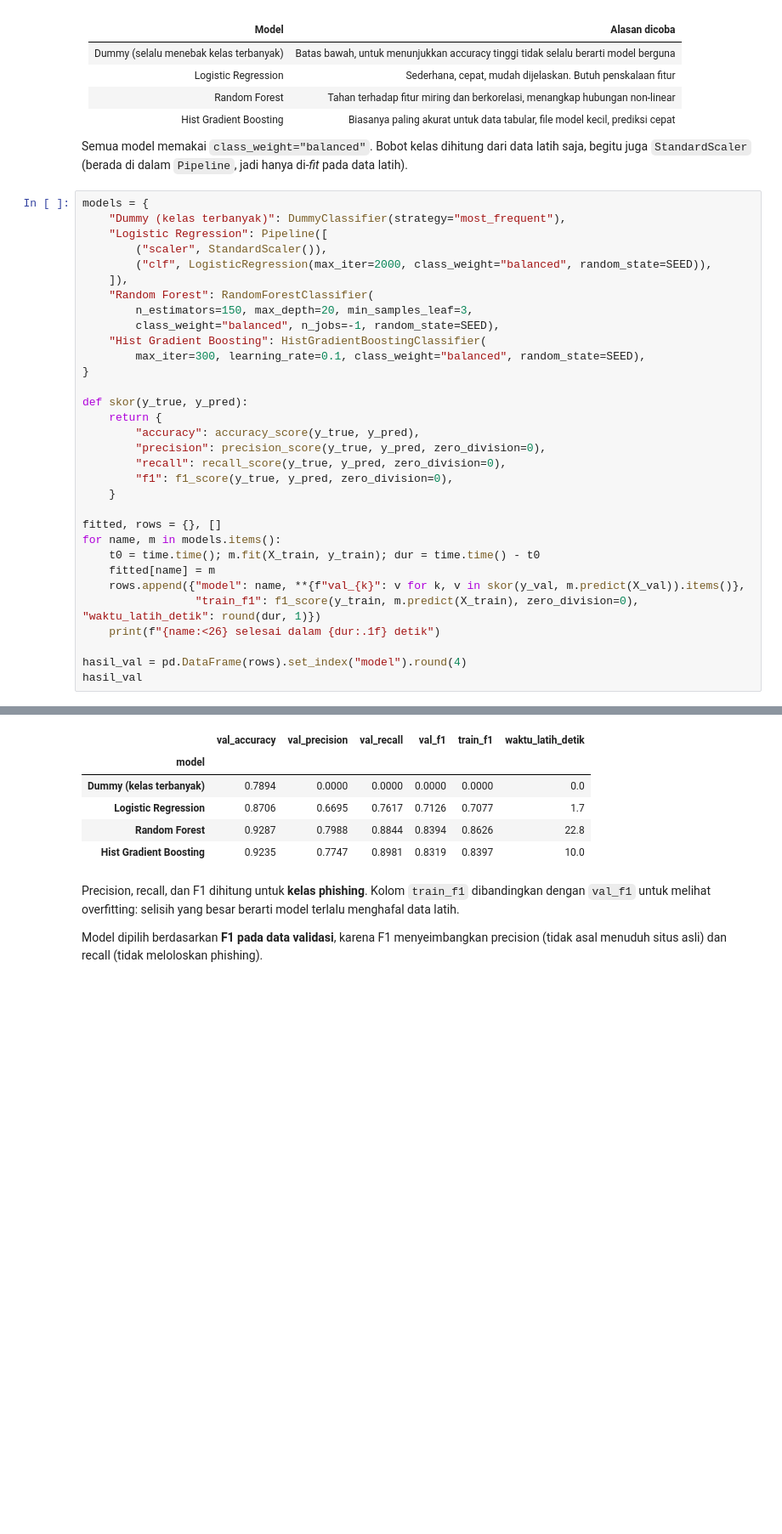
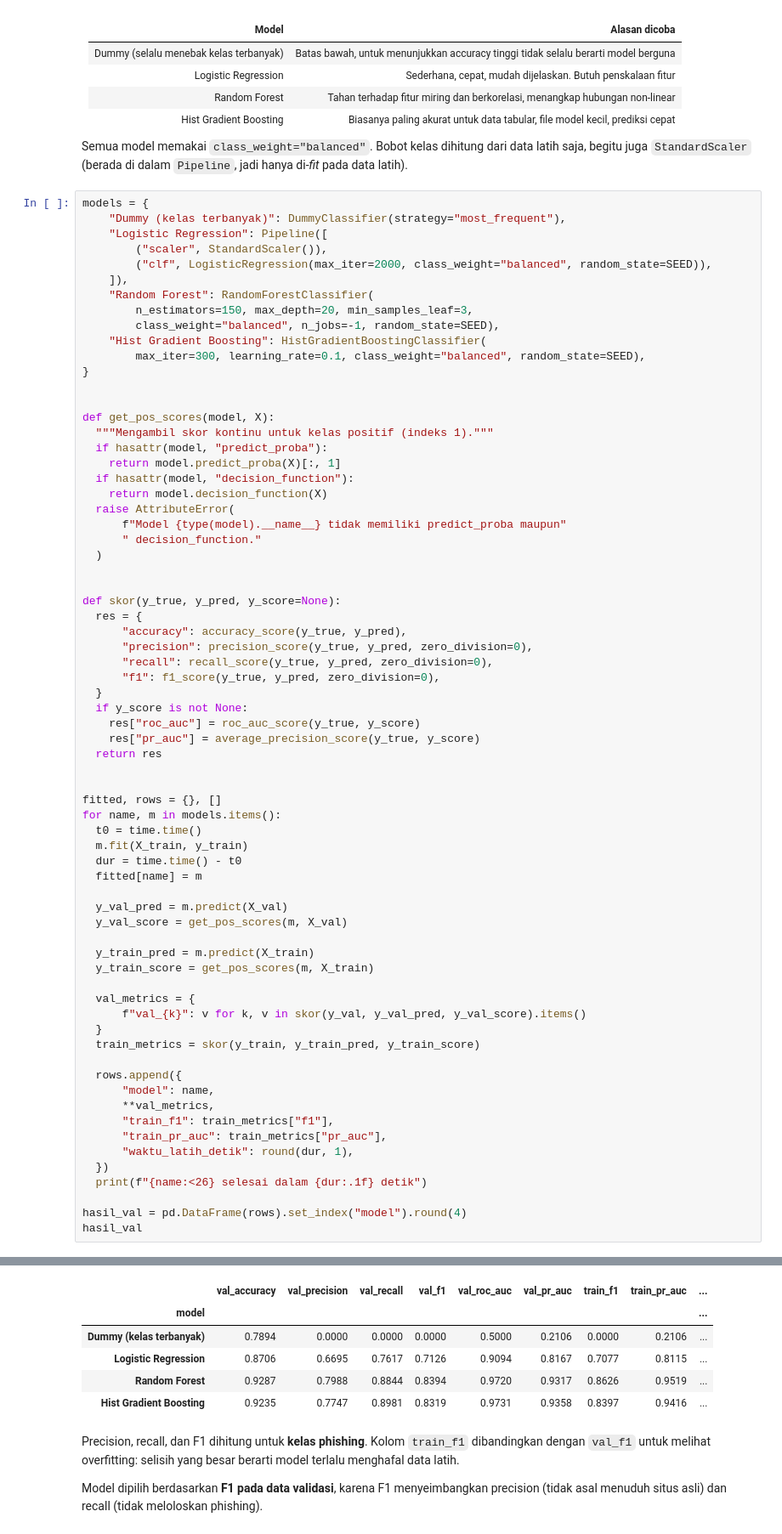
Before and after one commit to Jovanic-Manuelo/URL-phising-detection, a Jupyter notebook: UAS_KeamananData_Kelompok4_Phishing_URL.ipynb, the cells around one changed output, grey strips where cells are left out. Shown at 85% size. Drawn from its saved outputs; the diff is of its cells as text; blank space fills up the shorter version.

Commit message:
pilih model berdasarkan PR-AUC

```diff
--- a/UAS_KeamananData_Kelompok4_Phishing_URL.ipynb
+++ b/UAS_KeamananData_Kelompok4_Phishing_URL.ipynb
@@ -436,21 +437,58 @@ models = {
         max_iter=300, learning_rate=0.1, class_weight="balanced", random_state=SEED),
 }
 
-def skor(y_true, y_pred):
-    return {
-        "accuracy": accuracy_score(y_true, y_pred),
-        "precision": precision_score(y_true, y_pred, zero_division=0),
-        "recall": recall_score(y_true, y_pred, zero_division=0),
-        "f1": f1_score(y_true, y_pred, zero_division=0),
-    }
+
+def get_pos_scores(model, X):
+  """Mengambil skor kontinu untuk kelas positif (indeks 1)."""
+  if hasattr(model, "predict_proba"):
+    return model.predict_proba(X)[:, 1]
+  if hasattr(model, "decision_function"):
+    return model.decision_function(X)
+  raise AttributeError(
+      f"Model {type(model).__name__} tidak memiliki predict_proba maupun"
+      " decision_function."
+  )
+
+
+def skor(y_true, y_pred, y_score=None):
+  res = {
+      "accuracy": accuracy_score(y_true, y_pred),
+      "precision": precision_score(y_true, y_pred, zero_division=0),
+      "recall": recall_score(y_true, y_pred, zero_division=0),
+      "f1": f1_score(y_true, y_pred, zero_division=0),
+  }
+  if y_score is not None:
+    res["roc_auc"] = roc_auc_score(y_true, y_score)
+    res["pr_auc"] = average_precision_score(y_true, y_score)
+  return res
+
 
 fitted, rows = {}, []
 for name, m in models.items():
-    t0 = time.time(); m.fit(X_train, y_train); dur = time.time() - t0
-    fitted[name] = m
-    rows.append({"model": name, **{f"val_{k}": v for k, v in skor(y_val, m.predict(X_val)).items()},
-                 "train_f1": f1_score(y_train, m.predict(X_train), zero_division=0), "waktu_latih_detik": round(dur, 1)})
-    print(f"{name:<26} selesai dalam {dur:.1f} detik")
+  t0 = time.time()
+  m.fit(X_train, y_train)
+  dur = time.time() - t0
+  fitted[name] = m
+
+  y_val_pred = m.predict(X_val)
+  y_val_score = get_pos_scores(m, X_val)
+
+  y_train_pred = m.predict(X_train)
+  y_train_score = get_pos_scores(m, X_train)
+
+  val_metrics = {
+      f"val_{k}": v for k, v in skor(y_val, y_val_pred, y_val_score).items()
+  }
+  train_metrics = skor(y_train, y_train_pred, y_train_score)
+
+  rows.append({
+      "model": name,
+      **val_metrics,
+      "train_f1": train_metrics["f1"],
+      "train_pr_auc": train_metrics["pr_auc"],
+      "waktu_latih_detik": round(dur, 1),
+  })
+  print(f"{name:<26} selesai dalam {dur:.1f} detik")
 
 hasil_val = pd.DataFrame(rows).set_index("model").round(4)
 hasil_val
@@ -462,9 +500,9 @@ Hist Gradient Boosting     selesai dalam 10.0 detik
-|  | val_accuracy | val_precision | val_recall | val_f1 | train_f1 | waktu_latih_detik |
-| model |  |  |  |  |  |  |
-| Dummy (kelas terbanyak) | 0.7894 | 0.0000 | 0.0000 | 0.0000 | 0.0000 | 0.0 |
-| Logistic Regression | 0.8706 | 0.6695 | 0.7617 | 0.7126 | 0.7077 | 1.7 |
-| Random Forest | 0.9287 | 0.7988 | 0.8844 | 0.8394 | 0.8626 | 22.8 |
-| Hist Gradient Boosting | 0.9235 | 0.7747 | 0.8981 | 0.8319 | 0.8397 | 10.0 |
+|  | val_accuracy | val_precision | val_recall | val_f1 | val_roc_auc | val_pr_auc | train_f1 | train_pr_auc | ... |
+| model |  |  |  |  |  |  |  |  | ... |
+| Dummy (kelas terbanyak) | 0.7894 | 0.0000 | 0.0000 | 0.0000 | 0.5000 | 0.2106 | 0.0000 | 0.2106 | ... |
+| Logistic Regression | 0.8706 | 0.6695 | 0.7617 | 0.7126 | 0.9094 | 0.8167 | 0.7077 | 0.8115 | ... |
+| Random Forest | 0.9287 | 0.7988 | 0.8844 | 0.8394 | 0.9720 | 0.9317 | 0.8626 | 0.9519 | ... |
+| Hist Gradient Boosting | 0.9235 | 0.7747 | 0.8981 | 0.8319 | 0.9731 | 0.9358 | 0.8397 | 0.9416 | ... |
 # %% [markdown]
 Precision, recall, dan F1 dihitung untuk **kelas phishing**. Kolom `train_f1` dibandingkan dengan `val_f1` untuk melihat overfitting: selisih yang besar berarti model terlalu menghafal data latih.
 
```
Also changed, not shown: parts of 13 cells of this notebook, 4 other files.
